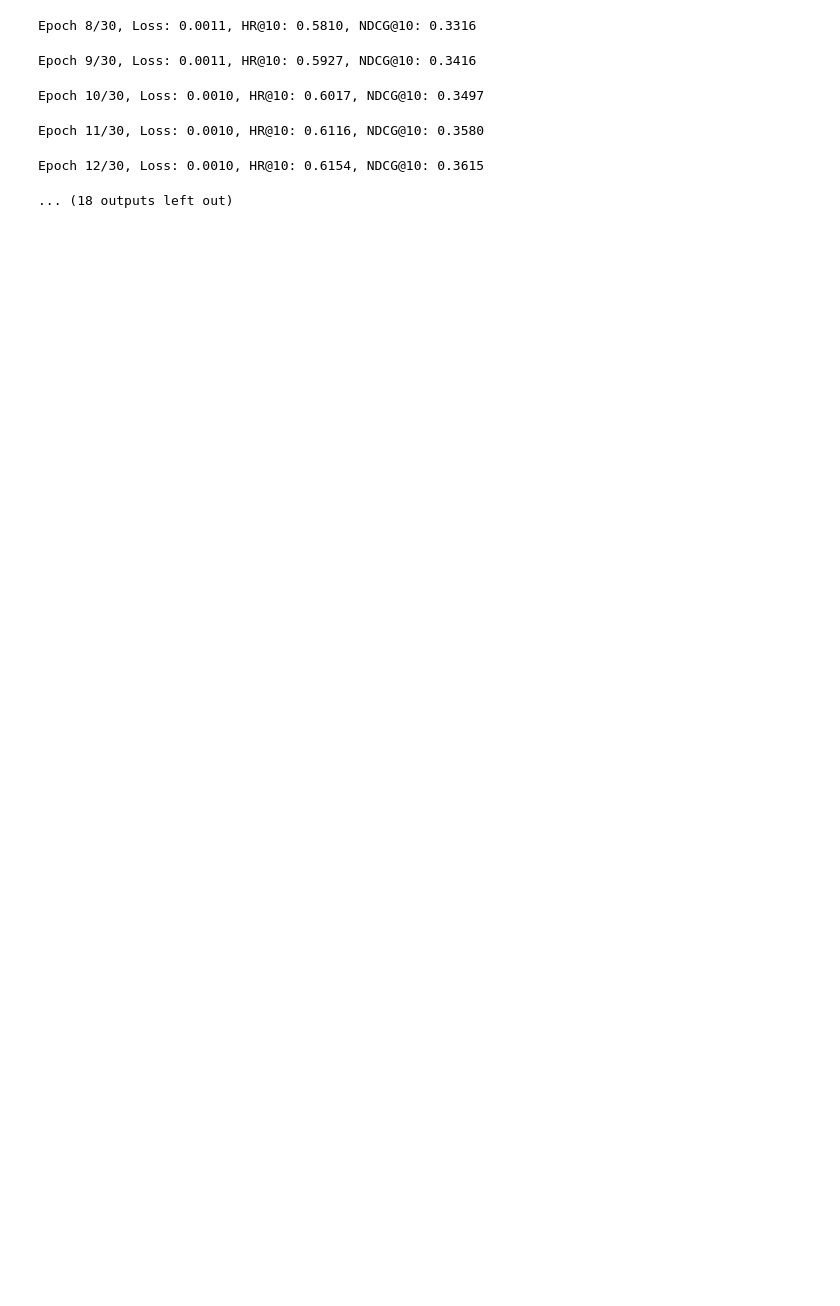
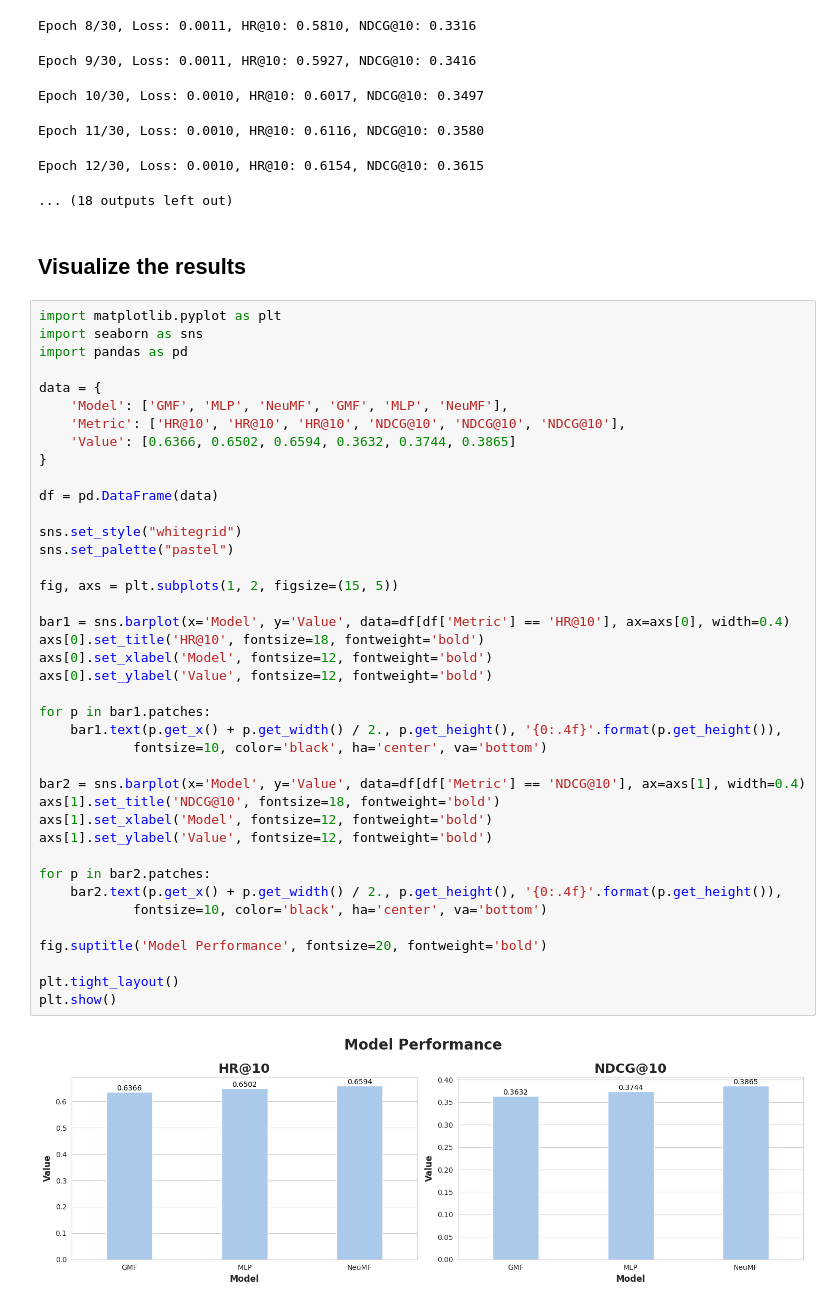
Before and after one commit to SUSTech-STA326/STA326_Assignment3, a Jupyter notebook: Assignment3.ipynb, the cells around one changed output. Saved outputs shown, nothing was run; the diff lists cells and outputs as text; blank space fills up the shorter version.

```diff
--- a/Assignment3.ipynb
+++ b/Assignment3.ipynb
@@ -384,3 +384,47 @@ Epoch 10/30, Loss: 0.0010, HR@10: 0.6017, NDCG@10: 0.3497
 Epoch 11/30, Loss: 0.0010, HR@10: 0.6116, NDCG@10: 0.3580
 Epoch 12/30, Loss: 0.0010, HR@10: 0.6154, NDCG@10: 0.3615
 ... (18 outputs left out)
+# %% [markdown]
+## Visualize the results
+# %%
+import matplotlib.pyplot as plt
+import seaborn as sns
+import pandas as pd
+
+data = {
+    'Model': ['GMF', 'MLP', 'NeuMF', 'GMF', 'MLP', 'NeuMF'],
+    'Metric': ['HR@10', 'HR@10', 'HR@10', 'NDCG@10', 'NDCG@10', 'NDCG@10'],
+    'Value': [0.6366, 0.6502, 0.6594, 0.3632, 0.3744, 0.3865]
+}
+
+df = pd.DataFrame(data)
+
+sns.set_style("whitegrid")
+sns.set_palette("pastel")
+
+fig, axs = plt.subplots(1, 2, figsize=(15, 5))
+
+bar1 = sns.barplot(x='Model', y='Value', data=df[df['Metric'] == 'HR@10'], ax=axs[0], width=0.4)
+axs[0].set_title('HR@10', fontsize=18, fontweight='bold')
+axs[0].set_xlabel('Model', fontsize=12, fontweight='bold')
+axs[0].set_ylabel('Value', fontsize=12, fontweight='bold')
+
+for p in bar1.patches:
+    bar1.text(p.get_x() + p.get_width() / 2., p.get_height(), '{0:.4f}'.format(p.get_height()),
+            fontsize=10, color='black', ha='center', va='bottom')
+
+bar2 = sns.barplot(x='Model', y='Value', data=df[df['Metric'] == 'NDCG@10'], ax=axs[1], width=0.4)
+axs[1].set_title('NDCG@10', fontsize=18, fontweight='bold')
+axs[1].set_xlabel('Model', fontsize=12, fontweight='bold')
+axs[1].set_ylabel('Value', fontsize=12, fontweight='bold')
+
+for p in bar2.patches:
+    bar2.text(p.get_x() + p.get_width() / 2., p.get_height(), '{0:.4f}'.format(p.get_height()),
+            fontsize=10, color='black', ha='center', va='bottom')
+
+fig.suptitle('Model Performance', fontsize=20, fontweight='bold')
+
+plt.tight_layout()
+plt.show()
+# %% [output]
+[figure, added]
```
Also changed, not shown: parts of 1 cell of this notebook, 3 other files.
